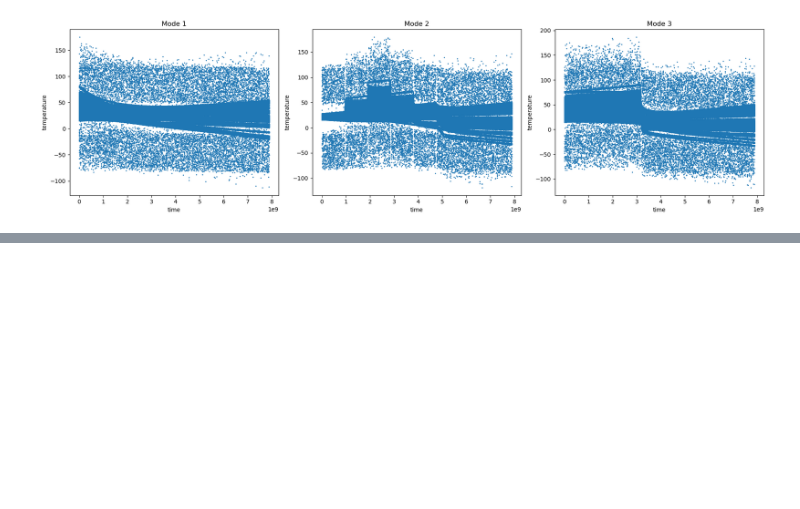
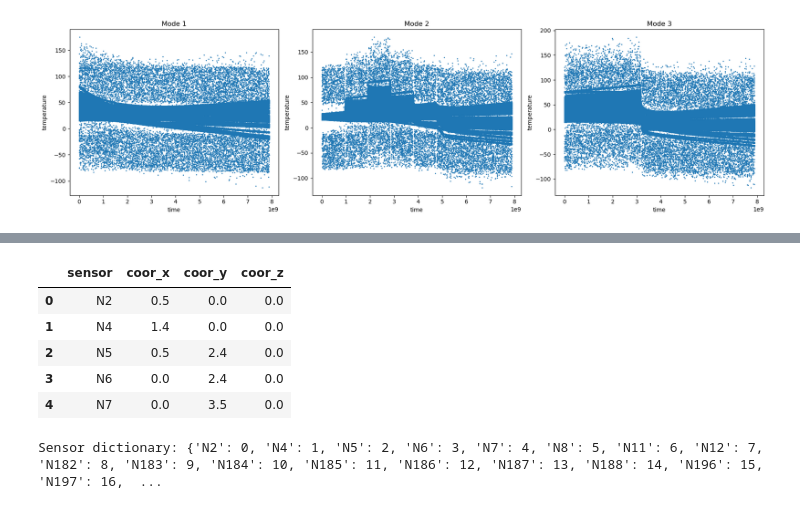
Before and after one commit to alicebeast/FinalProject_ML, a Jupyter notebook: projetdeAliceBG.ipynb, the cells around one changed output, grey strips where cells are left out. Cells and saved outputs as stored; diff of their text form; code cells hidden in the pictures; blank space fills up the shorter version.

```diff
--- a/projetdeAliceBG.ipynb
+++ b/projetdeAliceBG.ipynb
@@ -192,0 +234,29 @@ plt.show()
+# %%
+sensors.head()
+# %% [output]
+|  | sensor | coor_x | coor_y | coor_z |
+| 0 | N2 | 0.5 | 0.0 | 0.0 |
+| 1 | N4 | 1.4 | 0.0 | 0.0 |
+| 2 | N5 | 0.5 | 2.4 | 0.0 |
+| 3 | N6 | 0.0 | 2.4 | 0.0 |
+| 4 | N7 | 0.0 | 3.5 | 0.0 |
+# %%
+# Get unique sensor names from the first column
+sensor_names_train = X_train[:, 0]
+sensor_names_val = X_val[:, 0]
+sensor_names_test = X_test[:, 0]
+
+# Create dictionary mapping sensor name -> number
+sensor_dict = {name: idx for idx, name in enumerate(sensors["sensor"])}
+
+# Replace sensor names with their assigned numbers
+X_train_encoded = X_train.copy()
+X_val_encoded = X_val.copy()
+X_test_encoded = X_test.copy()
+X_train_encoded[:, 0] = np.array([sensor_dict[name] for name in sensor_names_train])
+X_val_encoded[:, 0] = np.array([sensor_dict[name] for name in sensor_names_val])
+X_test_encoded[:, 0] = np.array([sensor_dict[name] for name in sensor_names_test])
+
+print("Sensor dictionary:", sensor_dict)
+# %% [output]
+Sensor dictionary: {'N2': 0, 'N4': 1, 'N5': 2, 'N6': 3, 'N7': 4, 'N8': 5, 'N11': 6, 'N12': 7, 'N182': 8, 'N183': 9, 'N184': 10, 'N185': 11, 'N186': 12, 'N187': 13, 'N188': 14, 'N196': 15, 'N197': 16,  ...
```
Also changed, not shown: parts of 13 cells of this notebook.
